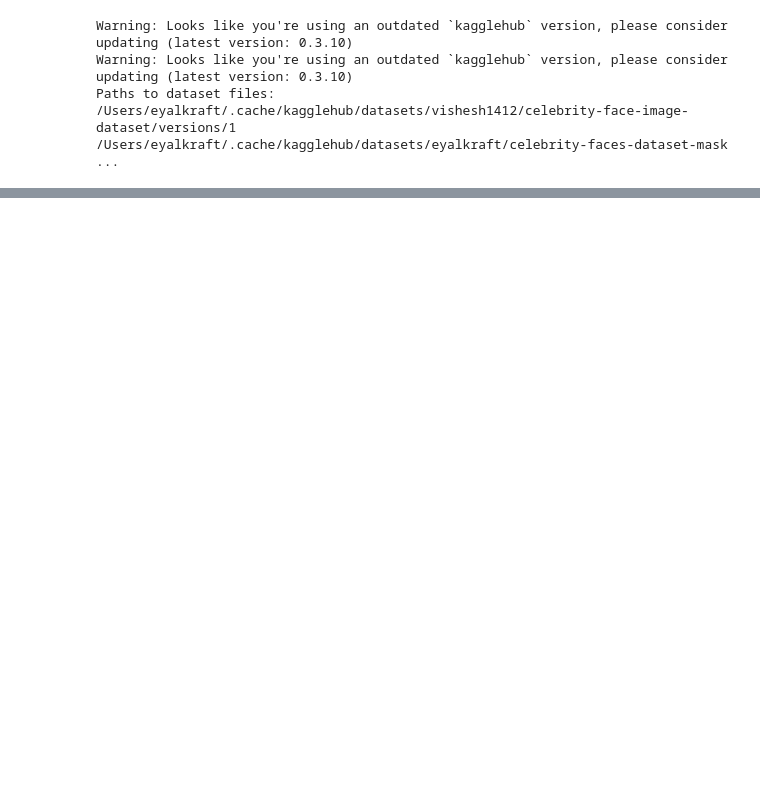
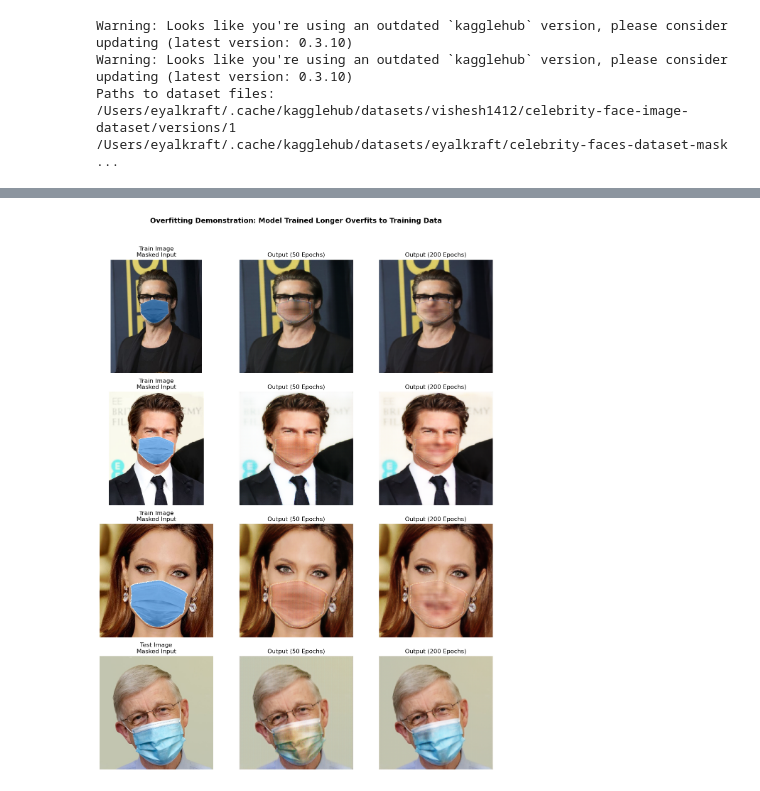
Before and after one commit to ofirelias/unmasker, a Jupyter notebook: Untitled.ipynb, the cells around one changed output, grey strips where cells are left out. Saved outputs shown, nothing was run; the diff lists cells and outputs as text; code cells hidden in the pictures; blank space fills up the shorter version.

Commit message:
show overffiting

```diff
--- a/Untitled.ipynb
+++ b/Untitled.ipynb
@@ -215,0 +216,62 @@ plt.show()
+# %%
+# Overfitting happened
+
+import matplotlib.pyplot as plt
+import torch
+from torchvision import transforms
+from PIL import Image
+
+# Check for GPU availability
+device = torch.device("mps" if torch.backends.mps.is_available() else "cuda" if torch.cuda.is_available() else "cpu")
+
+# Initialize models
+generator = UNetGenerator().to(device)
+
+# Load the generator model
+def load_generator(model_path):
+    generator = UNetGenerator().to(device)
+    generator.load_state_dict(torch.load(model_path, map_location=device, weights_only=True))
+    generator.eval()
+    return generator
+
+def infer_image(masked_image_opened, generator):
+    masked_img = masked_image_opened.convert("RGB")
+    input_tensor = transform(masked_img).unsqueeze(0).to(device)
+    with torch.no_grad():
+        output_tensor = generator(input_tensor).cpu().squeeze(0)
+        output_tensor = (output_tensor + 1) / 2  # Convert from [-1,1] to [0,1]
+    return transforms.ToPILImage()(output_tensor)
+
+# Load both models
+generator_50 = load_generator('unmask_generator_50.pth')
+generator_200 = load_generator('unmask_generator_200.pth')
+
+# List of test images and labels
+image_filenames = ["masked_train1.jpg", "masked_train2.jpg", "masked_train3.jpg", "masked_test.jpg"]
+image_labels = ["Train Image", "Train Image", "Train Image", "Test Image"]
+
+# Display results
+fig, axes = plt.subplots(len(image_filenames), 3, figsize=(12, 4 * len(image_filenames)))
+fig.suptitle("Overfitting Demonstration: Model Trained Longer Overfits to Training Data", fontsize=14, fontweight='bold')
+
+for i, (image_filename, label) in enumerate(zip(image_filenames, image_labels)):
+    masked_img = Image.open(image_filename)
+    output_50 = infer_image(masked_img, generator_50)
+    output_200 = infer_image(masked_img, generator_200)
+
+    axes[i, 0].imshow(masked_img)
+    axes[i, 0].set_title(f"{label}\nMasked Input")
+    axes[i, 0].axis('off')
+
+    axes[i, 1].imshow(output_50)
+    axes[i, 1].set_title("Output (50 Epochs)")
+    axes[i, 1].axis('off')
+
+    axes[i, 2].imshow(output_200)
+    axes[i, 2].set_title("Output (200 Epochs)")
+    axes[i, 2].axis('off')
+
+plt.tight_layout(rect=[0, 0, 1, 0.96])
+plt.show()
+# %% [output]
+[figure, added]
```
Also changed, not shown: parts of 2 cells of this notebook.
